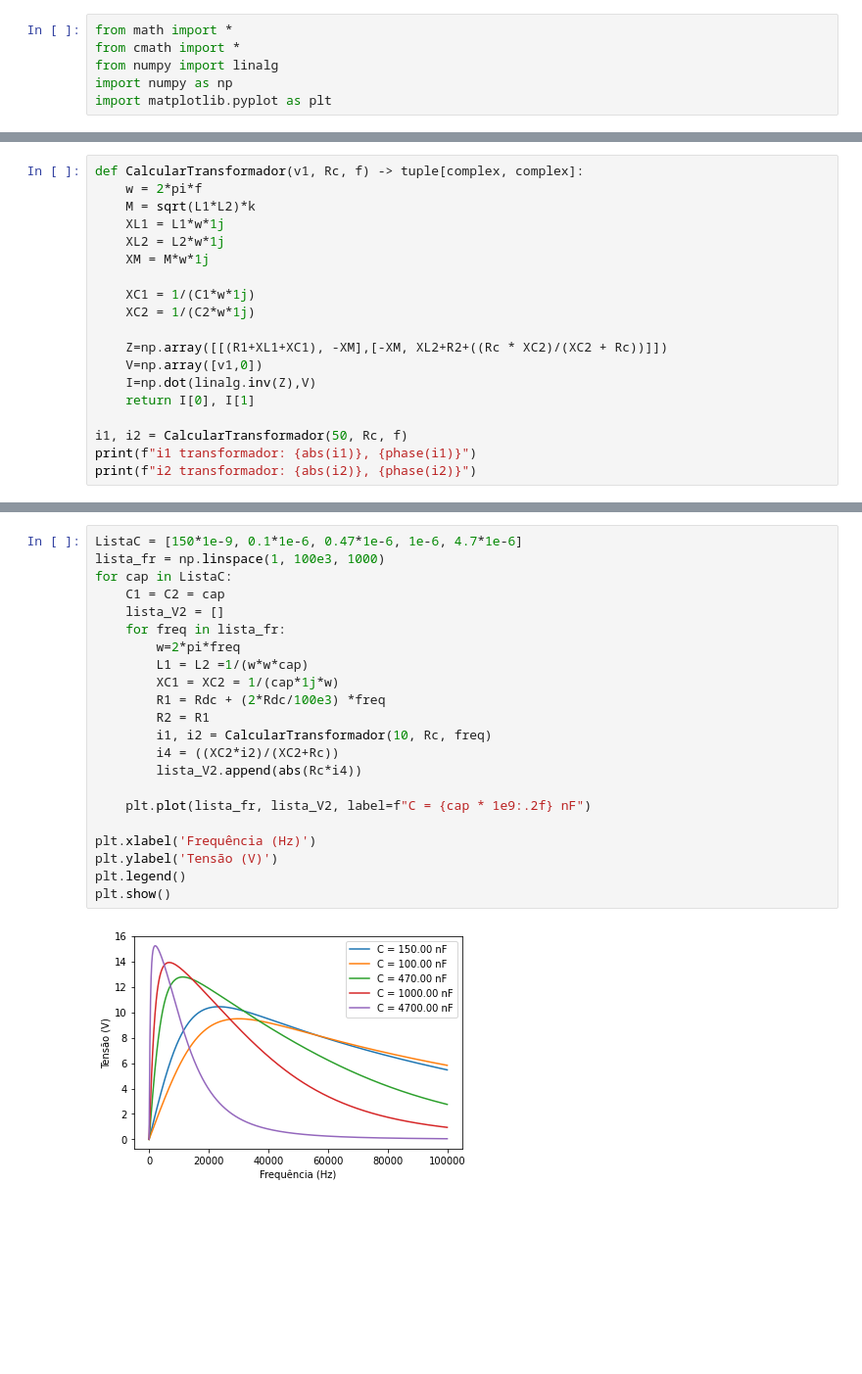
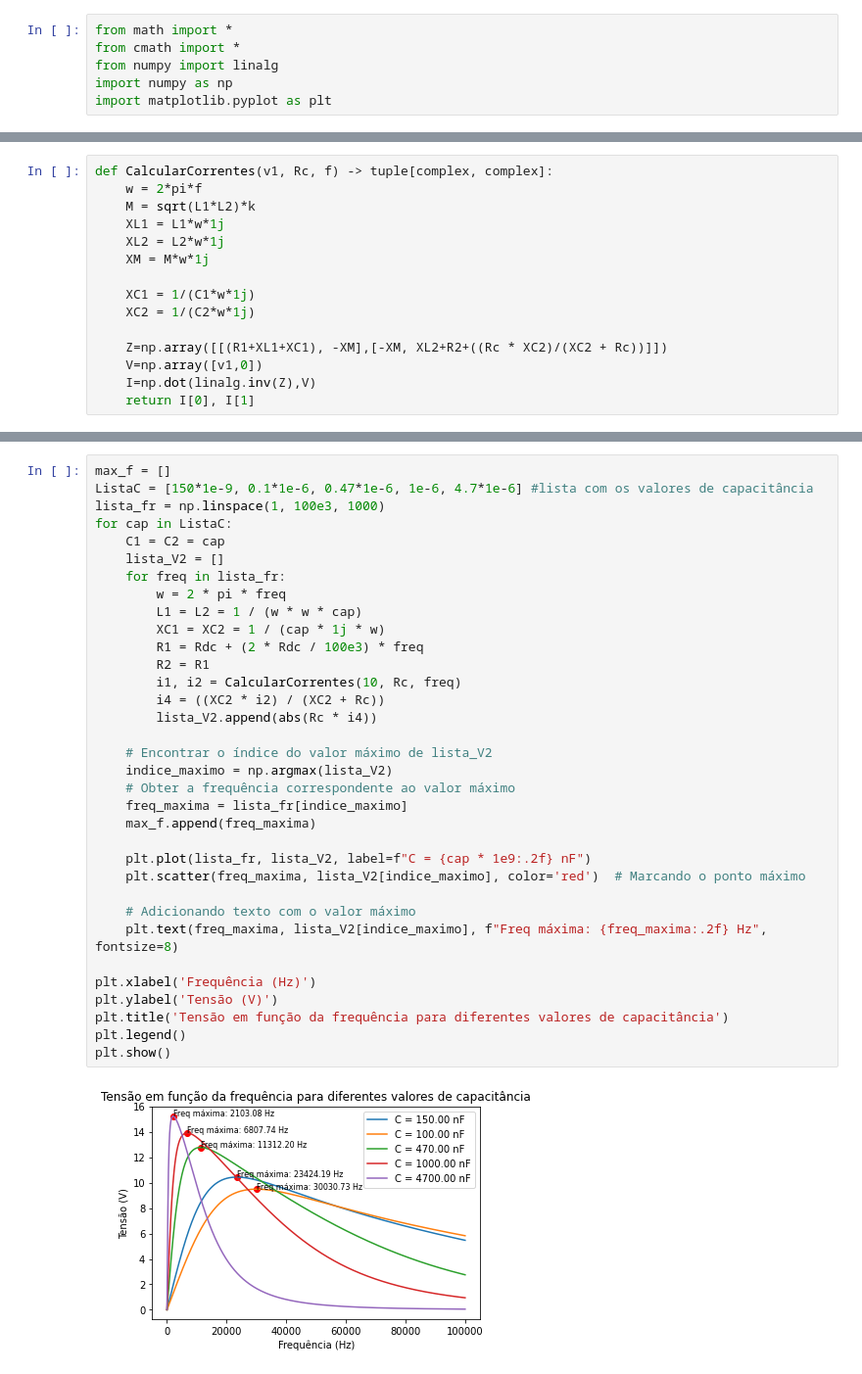
Before and after one commit to Veronica0Lima/Projeto_eletromag, a Jupyter notebook: projeto_wpt.ipynb, the cells around one changed output, grey strips where cells are left out. Shown: that part at 98% size. Drawn from its saved outputs; the diff is of its cells as text; blank space fills up the shorter version.

```diff
--- a/projeto_wpt.ipynb
+++ b/projeto_wpt.ipynb
@@ -15,5 +43,5 @@ k = 0.1
 # %%
-def CalcularTransformador(v1, Rc, f) -> tuple[complex, complex]:
+def CalcularCorrentes(v1, Rc, f) -> tuple[complex, complex]:
     w = 2*pi*f
     M = sqrt(L1*L2)*k
     XL1 = L1*w*1j
@@ -27,7 +55,3 @@ def CalcularTransformador(v1, Rc, f) -> tuple[complex, complex]:
     V=np.array([v1,0])
     I=np.dot(linalg.inv(Z),V)
     return I[0], I[1]
-
-i1, i2 = CalcularTransformador(50, Rc, f)
-print(f"i1 transformador: {abs(i1)}, {phase(i1)}")
-print(f"i2 transformador: {abs(i2)}, {phase(i2)}")
@@ -37,24 +66,36 @@ i2 transformador: 2.0302175031442833e-06, 3.1311620426265265
 # %%
-ListaC = [150*1e-9, 0.1*1e-6, 0.47*1e-6, 1e-6, 4.7*1e-6]
+max_f = []
+ListaC = [150*1e-9, 0.1*1e-6, 0.47*1e-6, 1e-6, 4.7*1e-6] #lista com os valores de capacitância
 lista_fr = np.linspace(1, 100e3, 1000)
 for cap in ListaC:
     C1 = C2 = cap
     lista_V2 = []
     for freq in lista_fr:
-        w=2*pi*freq
-        L1 = L2 =1/(w*w*cap)
-        XC1 = XC2 = 1/(cap*1j*w)
-        R1 = Rdc + (2*Rdc/100e3) *freq
+        w = 2 * pi * freq
+        L1 = L2 = 1 / (w * w * cap)
+        XC1 = XC2 = 1 / (cap * 1j * w)
+        R1 = Rdc + (2 * Rdc / 100e3) * freq
         R2 = R1
-        i1, i2 = CalcularTransformador(10, Rc, freq)
-        i4 = ((XC2*i2)/(XC2+Rc))
-        lista_V2.append(abs(Rc*i4))
+        i1, i2 = CalcularCorrentes(10, Rc, freq)
+        i4 = ((XC2 * i2) / (XC2 + Rc))
+        lista_V2.append(abs(Rc * i4))
+
+    # Encontrar o índice do valor máximo de lista_V2
+    indice_maximo = np.argmax(lista_V2)
+    # Obter a frequência correspondente ao valor máximo
+    freq_maxima = lista_fr[indice_maximo]
+    max_f.append(freq_maxima)
 
     plt.plot(lista_fr, lista_V2, label=f"C = {cap * 1e9:.2f} nF")
+    plt.scatter(freq_maxima, lista_V2[indice_maximo], color='red')  # Marcando o ponto máximo
+
+    # Adicionando texto com o valor máximo
+    plt.text(freq_maxima, lista_V2[indice_maximo], f"Freq máxima: {freq_maxima:.2f} Hz", fontsize=8)
 
 plt.xlabel('Frequência (Hz)')
 plt.ylabel('Tensão (V)')
+plt.title('Tensão em função da frequência para diferentes valores de capacitância')
 plt.legend()
 plt.show()
 # %% [output]
-[figure, old version]
+[figure, new version]
```
Also changed, not shown: parts of 42 cells of this notebook, 2 other files.
